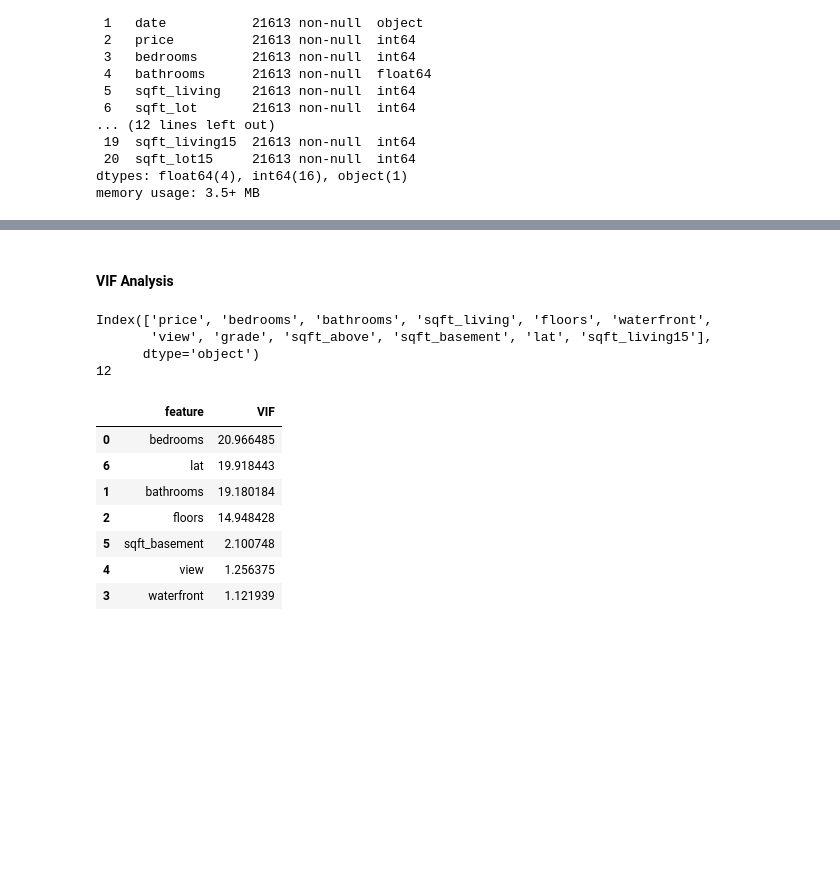
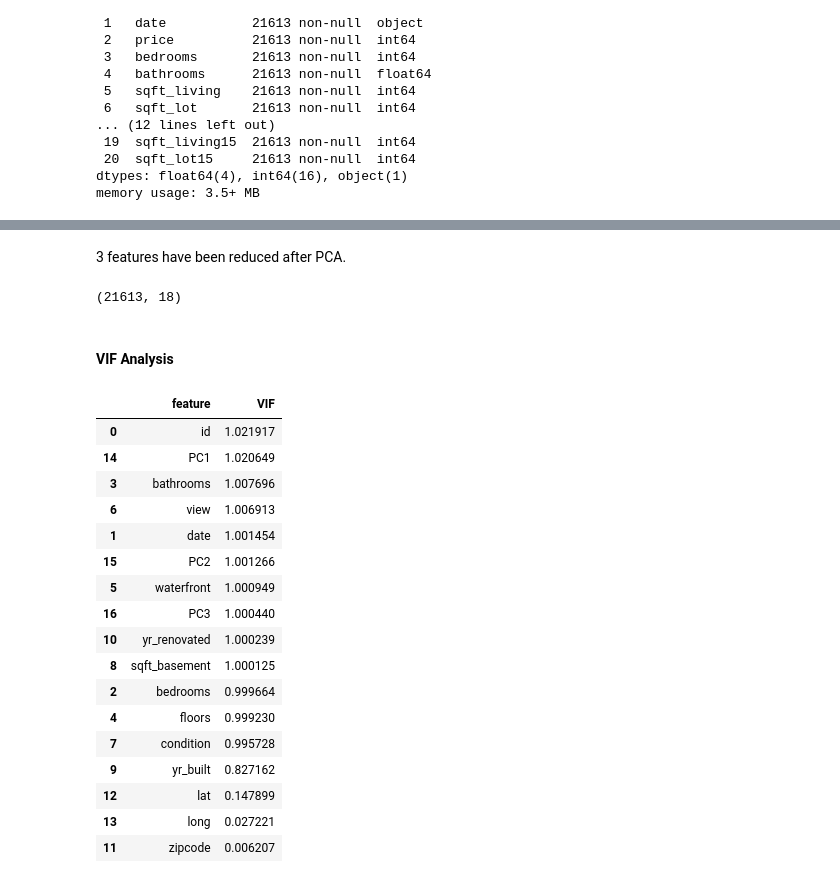
Before and after one commit to butaimodak/Regression-Housing-price-prediction, a Jupyter notebook: Regression Housing Price.ipynb, the cells around one changed output, grey strips where cells are left out. Saved outputs shown, nothing was run; the diff lists cells and outputs as text; code cells hidden in the pictures; blank space fills up the shorter version.

```diff
--- a/Regression Housing Price.ipynb
+++ b/Regression Housing Price.ipynb
@@ -267,18 +45,0 @@ Let's create some Seaborn pairplots for the features to get a feel for how the v
-# %%
-with sns.plotting_context("notebook",font_scale=2.5):
-    g = sns.pairplot(x_vars=['sqft_lot','sqft_lot15','sqft_above','sqft_living'],y_vars=['price'],
-                 data=housing_mod,height=7,hue='bedrooms',palette='tab20')
-    h = sns.pairplot(x_vars=['sqft_basement','yr_built','lat','long'],y_vars=['price'],
-                 data=housing_mod,height=7,hue='bedrooms',palette='tab20')
-    i = sns.pairplot(x_vars=['floors','waterfront','view', 'condition'],y_vars=['price'],
-             data=housing_mod,height=7,hue='bedrooms',palette='tab20')
-with sns.plotting_context("notebook",font_scale=1):
-    k = sns.pairplot(x_vars=['sqft_living15','bedrooms'],y_vars=['price'],
-             data=housing_mod,height=4,hue='bedrooms',palette='tab20')
-
-g.set(xticklabels=[],yticklabels=[])
-h.set(xticklabels=[],yticklabels=[])
-i.set(xticklabels=[],yticklabels=[])
-k.set(xticklabels=[],yticklabels=[])
-
-plt.show()
@@ -331,0 +48,3 @@ $\because$ **`'grade','Sqft_above', 'sqft_living' and 'sqft_living15'`** are ver
+# %%
+housing['date'] = pd.to_datetime(housing.date).view('int64')
+housing.date.info()
@@ -331,0 +321,6 @@ $\because$ **`'grade','Sqft_above', 'sqft_living' and 'sqft_living15'`** are ver
+# %%
+correlated_cloumn = ['grade','sqft_above','sqft_living','sqft_living15','sqft_lot','sqft_lot15']
+
+plt.figure(figsize=(8,8))
+sns.heatmap(housing[correlated_cloumn].corr(),cmap='RdBu',center=0,vmin=-1,vmax=1,annot=True)
+plt.show()
@@ -332,11 +373,14 @@ $\because$ **`'grade','Sqft_above', 'sqft_living' and 'sqft_living15'`** are ver
+# %% [markdown]
+3 features have been reduced after PCA.
+# %%
+n_components=3
+pca = PCA(n_components=n_components)
+pca_values = pca.fit_transform(housing[correlated_cloumn])
+labels = ['PC'+ str(i) for i in range(1,n_components+1)]
+df_pca = pd.DataFrame(pca_values,columns=labels[0:11])
+housing_pca = pd.concat([housing, df_pca],axis=1).drop(correlated_cloumn,axis=1)
+housing_pca.shape # total 18 columns including DropList
+# %% [output]
+(21613, 18)
 # %% [markdown]
 #### VIF Analysis
-# %%
-# checking remaining features
-print(housing_mod.columns)
-print(len(housing_mod.columns))
-# %% [output]
-Index(['price', 'bedrooms', 'bathrooms', 'sqft_living', 'floors', 'waterfront',
-       'view', 'grade', 'sqft_above', 'sqft_basement', 'lat', 'sqft_living15'],
-      dtype='object')
-12
@@ -346,15 +387,25 @@ X = housing_mod.drop(['grade','sqft_living','sqft_above','sqft_living15','price'
 # %%
-from statsmodels.stats.outliers_influence import variance_inflation_factor
+housing_feature = housing_pca.drop('price',axis=1)
 VIF_data = pd.DataFrame()
-VIF_data['feature'] = X.columns
-VIF_data["VIF"] = [variance_inflation_factor(X.values, i) for i in range(len(X.columns))]
+VIF_data['feature'] = housing_feature.columns
+VIF_data["VIF"] = [variance_inflation_factor(housing_feature.values, i) for i in range(len(housing_feature.columns))]
 VIF_data.sort_values(by='VIF',ascending=False)
 # %% [output]
 |  | feature | VIF |
-| 0 | bedrooms | 20.966485 |
-| 6 | lat | 19.918443 |
-| 1 | bathrooms | 19.180184 |
-| 2 | floors | 14.948428 |
-| 5 | sqft_basement | 2.100748 |
-| 4 | view | 1.256375 |
-| 3 | waterfront | 1.121939 |
+| 0 | id | 1.021917 |
+| 14 | PC1 | 1.020649 |
+| 3 | bathrooms | 1.007696 |
+| 6 | view | 1.006913 |
+| 1 | date | 1.001454 |
+| 15 | PC2 | 1.001266 |
+| 5 | waterfront | 1.000949 |
+| 16 | PC3 | 1.000440 |
+| 10 | yr_renovated | 1.000239 |
+| 8 | sqft_basement | 1.000125 |
+| 2 | bedrooms | 0.999664 |
+| 4 | floors | 0.999230 |
+| 7 | condition | 0.995728 |
+| 9 | yr_built | 0.827162 |
+| 12 | lat | 0.147899 |
+| 13 | long | 0.027221 |
+| 11 | zipcode | 0.006207 |
```
Also changed, not shown: parts of 97 cells of this notebook.
